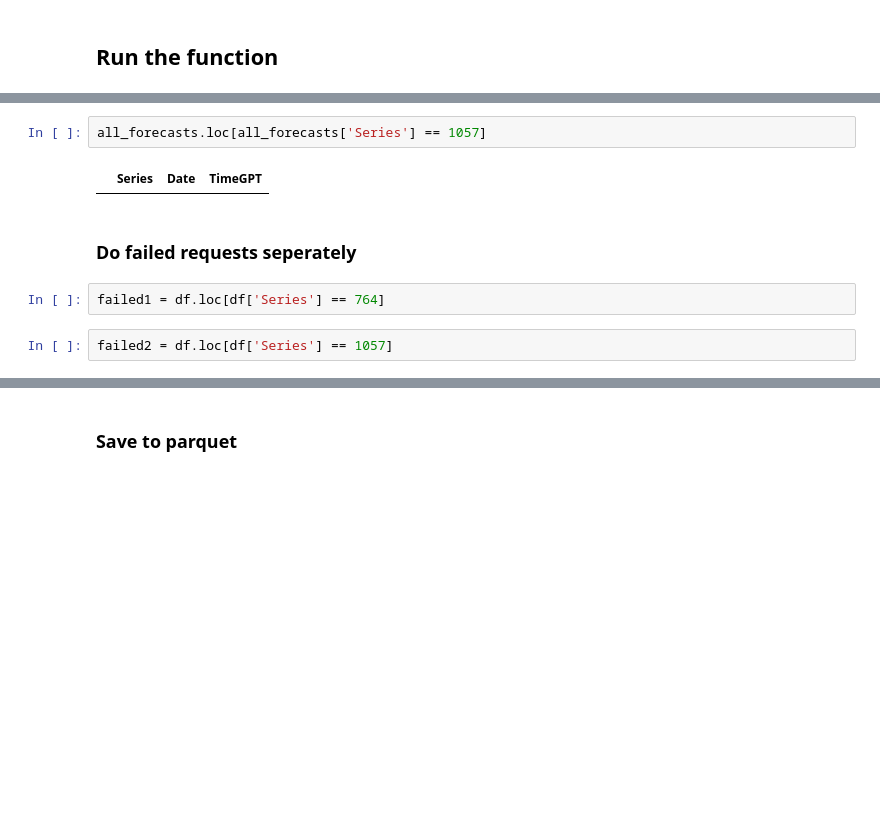
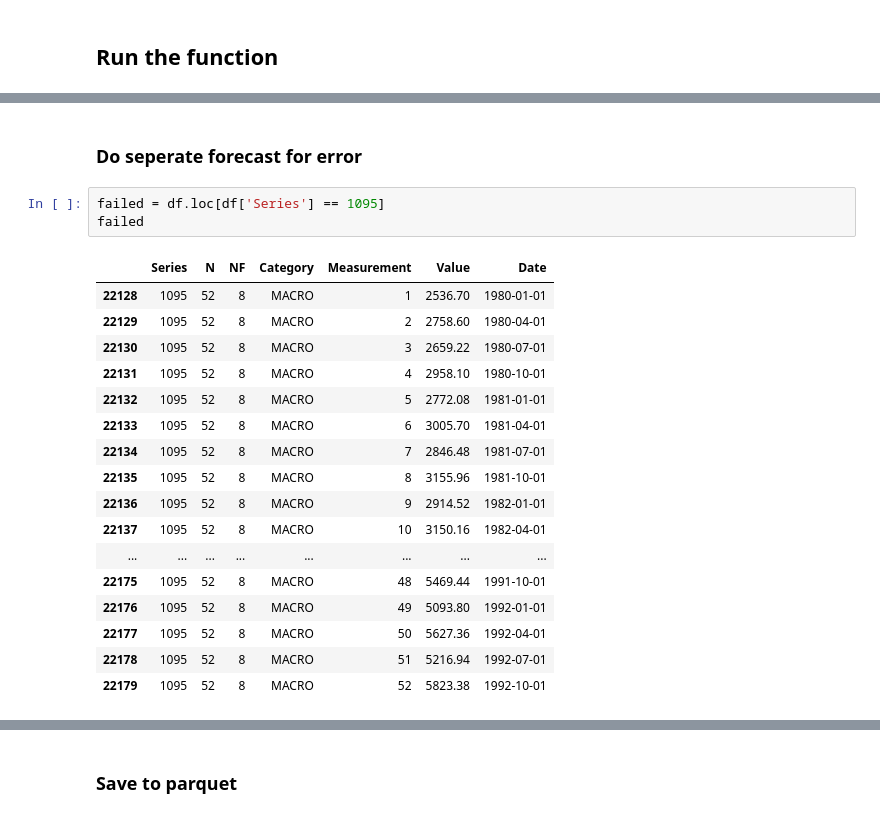
Before and after one commit to tom-alten/OutsmartingTime, a Jupyter notebook: M-Competitions/M3-Competition/Quarter/M3_Quarterly_TimeGPT.ipynb, the cells around one changed output, grey strips where cells are left out. Saved outputs shown, nothing was run; the diff lists cells and outputs as text; blank space fills up the shorter version.

```diff
--- a/M-Competitions/M3-Competition/M3_Quarterly_TimeGPT.ipynb
+++ b/M-Competitions/M3-Competition/Quarter/M3_Quarterly_TimeGPT.ipynb
@@ -224,13 +224,26 @@ all_forecasts.loc[all_forecasts['Series'] == 764]
 # %% [output]
 |  | Series | Date | TimeGPT |
-# %%
-all_forecasts.loc[all_forecasts['Series'] == 1057]
-# %% [output]
-|  | Series | Date | TimeGPT |
-# %% [markdown]
-### Do failed requests seperately
+# %% [markdown]
+### Do seperate forecast for error
 # %%
-failed1 = df.loc[df['Series'] == 764]
+failed = df.loc[df['Series'] == 1095]
+failed
+# %% [output]
+|  | Series | N | NF | Category | Measurement | Value | Date |
+| 22128 | 1095 | 52 | 8 | MACRO | 1 | 2536.70 | 1980-01-01 |
+| 22129 | 1095 | 52 | 8 | MACRO | 2 | 2758.60 | 1980-04-01 |
+| 22130 | 1095 | 52 | 8 | MACRO | 3 | 2659.22 | 1980-07-01 |
+| 22131 | 1095 | 52 | 8 | MACRO | 4 | 2958.10 | 1980-10-01 |
+| 22132 | 1095 | 52 | 8 | MACRO | 5 | 2772.08 | 1981-01-01 |
+| 22133 | 1095 | 52 | 8 | MACRO | 6 | 3005.70 | 1981-04-01 |
+| 22134 | 1095 | 52 | 8 | MACRO | 7 | 2846.48 | 1981-07-01 |
+| 22135 | 1095 | 52 | 8 | MACRO | 8 | 3155.96 | 1981-10-01 |
+| 22136 | 1095 | 52 | 8 | MACRO | 9 | 2914.52 | 1982-01-01 |
+| 22137 | 1095 | 52 | 8 | MACRO | 10 | 3150.16 | 1982-04-01 |
+| ... | ... | ... | ... | ... | ... | ... | ... |
+| 22175 | 1095 | 52 | 8 | MACRO | 48 | 5469.44 | 1991-10-01 |
+| 22176 | 1095 | 52 | 8 | MACRO | 49 | 5093.80 | 1992-01-01 |
+| 22177 | 1095 | 52 | 8 | MACRO | 50 | 5627.36 | 1992-04-01 |
+| 22178 | 1095 | 52 | 8 | MACRO | 51 | 5216.94 | 1992-07-01 |
+| 22179 | 1095 | 52 | 8 | MACRO | 52 | 5823.38 | 1992-10-01 |
-# %%
-failed2 = df.loc[df['Series'] == 1057]
 # %%
```
Also changed, not shown: parts of 15 cells of this notebook, 4 other files.
